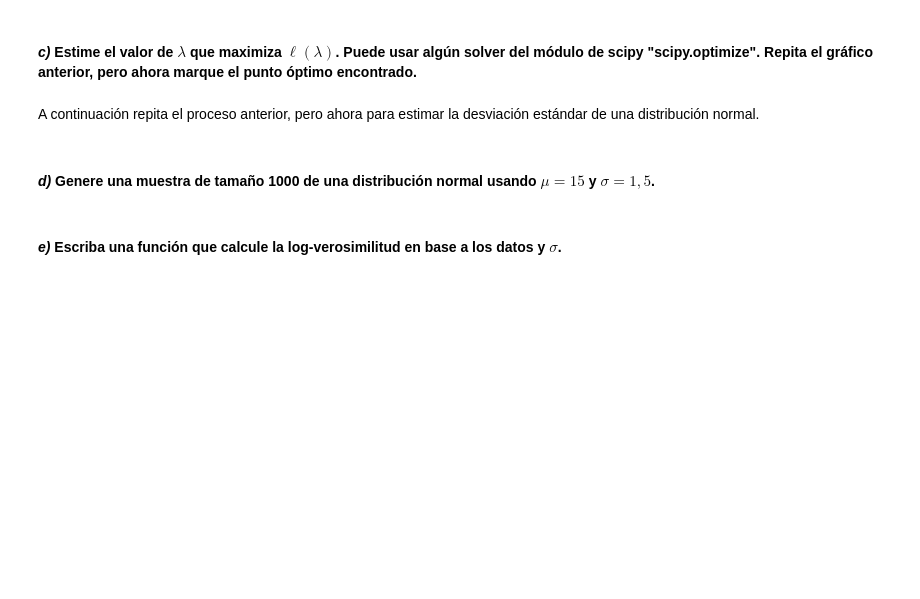
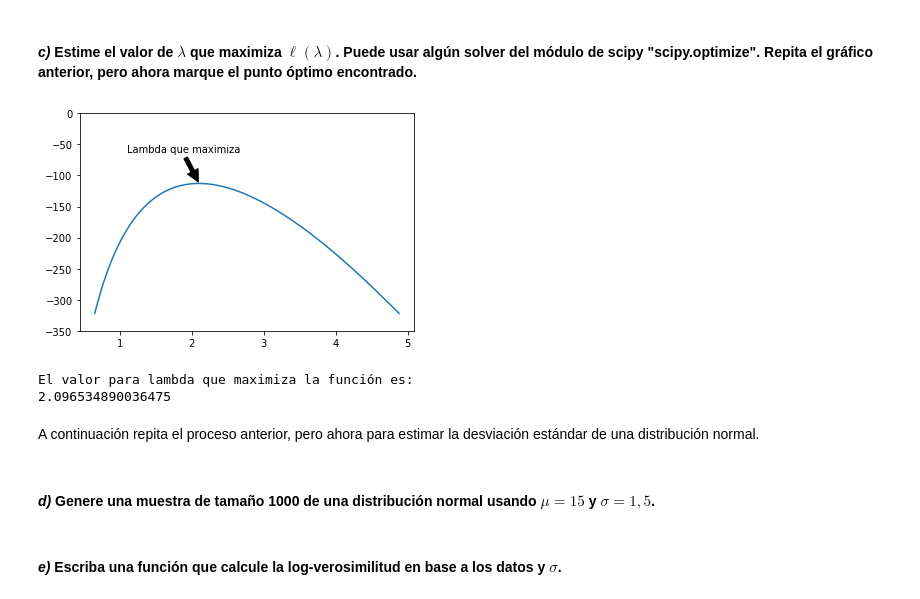
Before and after one commit to dogtooth22/Lab4, a Jupyter notebook: lec4.ipynb, the cells around one changed output. Saved outputs shown, nothing was run; the diff lists cells and outputs as text; code cells hidden in the pictures; blank space fills up the shorter version.

```diff
--- a/lec4.ipynb
+++ b/lec4.ipynb
@@ -208,5 +232,29 @@ $ f(x; \lambda) = \begin{cases} \lambda e^{- \lambda x} &x \geq 0 \\ \text{0} &
 # %% [markdown]
 #### ***c)*** Estime el valor de $\lambda$ que maximiza $\ell(\lambda)$. Puede usar algún solver del módulo de scipy "scipy.optimize". Repita el gráfico anterior, pero ahora marque el punto óptimo encontrado.
+# %%
+maxDatos = max(datosL)
+indiceParametro = datosL.index(maxDatos)
+maxParametro = L[indiceParametro]
+
+fig = plt.figure()
+ax = fig.add_subplot(111)
+line, = ax.plot(L, datosL)
+ax.annotate('Lambda que maximiza', xy=(maxParametro, maxDatos), xytext=(maxParametro-1, maxDatos+50),
+            arrowprops=dict(facecolor='black', shrink=0.05))
+
+ax.set_ylim(-350,0)
+plt.show()
+
+def nlog_verosimilitud(p):
+    return (-log_verosimilitud(r,p))
+
+res = so.minimize_scalar(nlog_verosimilitud, bounds=(0.01,10),method='bounded')
+print("El valor para lambda que maximiza la función es: ")
+print(res.x)
+# %% [output]
+[figure, added]
+El valor para lambda que maximiza la función es:
+2.096534890036475
 # %% [markdown]
 A continuación repita el proceso anterior, pero ahora para estimar la desviación estándar de una distribución normal.
 # %% [markdown]
```
Also changed, not shown: parts of 7 cells of this notebook, 1 other file.
